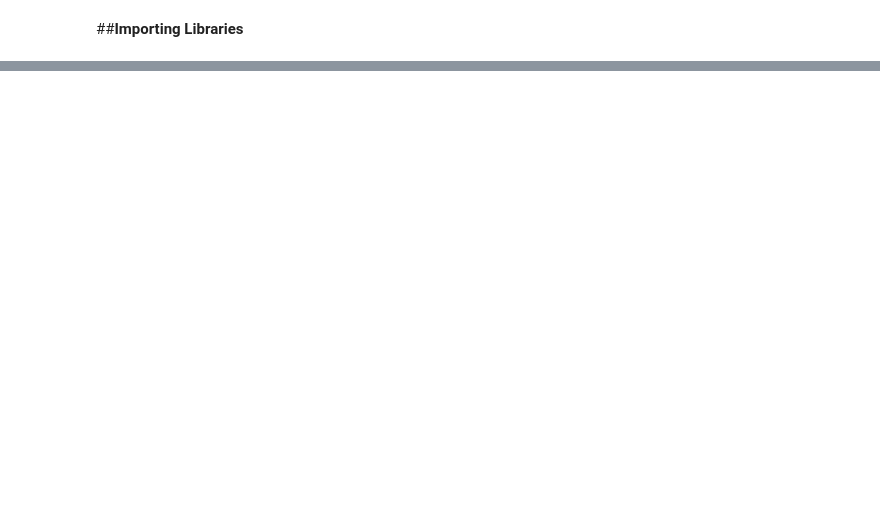
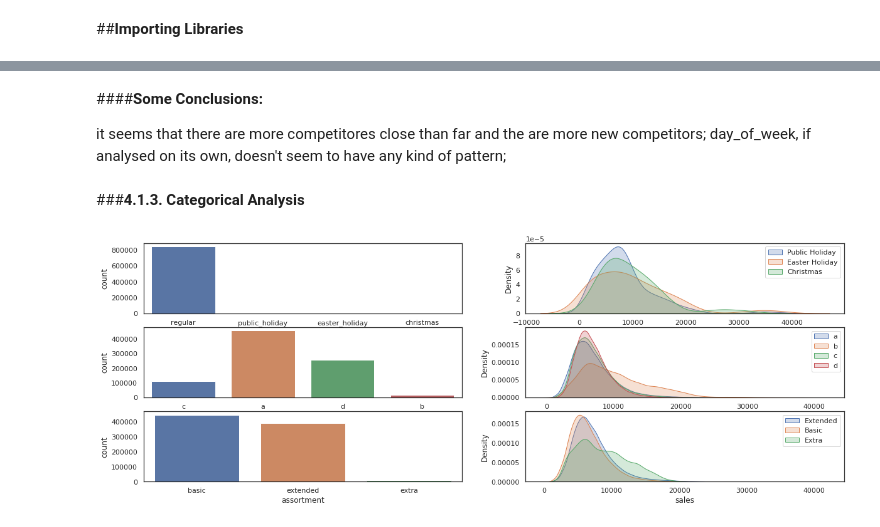
Before and after one commit to AnkitPatel745/Retail-Sales-Prediction-Capstone_Project, a Jupyter notebook: Rossmann_Sales_Prediction_Capstone_Project(ML_Regression).ipynb, the cells around one changed output, grey strips where cells are left out. Cells and saved outputs as stored; diff of their text form; code cells hidden in the pictures; blank space fills up the shorter version.

```diff
--- a/Rossmann_Sales_Prediction_Capstone_Project(ML_Regression).ipynb
+++ b/Rossmann_Sales_Prediction_Capstone_Project(ML_Regression).ipynb
@@ -1513,0 +594,2 @@ r2_score((y_test), (y_pred_test_rf))
+# %%
+df3 = df2.copy()
@@ -1513,0 +601,2 @@ r2_score((y_test), (y_pred_test_rf))
+# %%
+df3 = df3[(df3['open'] != 0) & (df3['sales'] > 0)]
@@ -1513,0 +608,5 @@ r2_score((y_test), (y_pred_test_rf))
+# %%
+# dropping the columns
+cols_drop = ['customers', 'open', 'promo_interval', 'month_map']
+
+df3 = df3.drop( cols_drop, axis = 1 )
@@ -1513,0 +619,2 @@ r2_score((y_test), (y_pred_test_rf))
+# %%
+df4 = df3.copy()
@@ -1513,0 +668,41 @@ r2_score((y_test), (y_pred_test_rf))
+# %% [markdown]
+####**Some Conclusions:**
+
+it seems that there are more competitores close than far and the are more new competitors;
+day_of_week, if analysed on its own, doesn't seem to have any kind of pattern;
+# %% [markdown]
+###**4.1.3. Categorical Analysis**
+# %%
+# state_holiday
+plt.subplot( 3, 2, 1 )
+a = df4[df4['state_holiday'] != 'regular_day']
+sns.countplot( a['state_holiday'] )
+
+plt.subplot( 3, 2, 2 )
+sns.kdeplot( df4[df4['state_holiday'] == 'public_holiday']['sales'], label='Public Holiday', shade=True )
+sns.kdeplot( df4[df4['state_holiday'] == 'easter_holiday']['sales'], label='Easter Holiday', shade=True )
+sns.kdeplot( df4[df4['state_holiday'] == 'christmas']['sales'], label='Christmas', shade=True )
+plt.legend()
+
+# store_type
+plt.subplot( 3, 2, 3 )
+sns.countplot( df4['store_type'] )
+
+plt.subplot( 3, 2, 4 )
+sns.kdeplot( df4[df4['store_type'] == 'a']['sales'], label='a', shade=True )
+sns.kdeplot( df4[df4['store_type'] == 'b']['sales'], label='b', shade=True )
+sns.kdeplot( df4[df4['store_type'] == 'c']['sales'], label='c', shade=True )
+sns.kdeplot( df4[df4['store_type'] == 'd']['sales'], label='d', shade=True )
+plt.legend()
+
+# assortment
+plt.subplot( 3, 2, 5 )
+sns.countplot( df4['assortment'] )
+
+plt.subplot( 3, 2, 6 )
+sns.kdeplot( df4[df4['assortment'] == 'extended']['sales'], label='Extended', shade=True )
+sns.kdeplot( df4[df4['assortment'] == 'basic']['sales'], label='Basic', shade=True )
+sns.kdeplot( df4[df4['assortment'] == 'extra']['sales'], label='Extra', shade=True )
+plt.legend();
+# %% [output]
+[figure, added]
```
Also changed, not shown: parts of 324 cells of this notebook.
